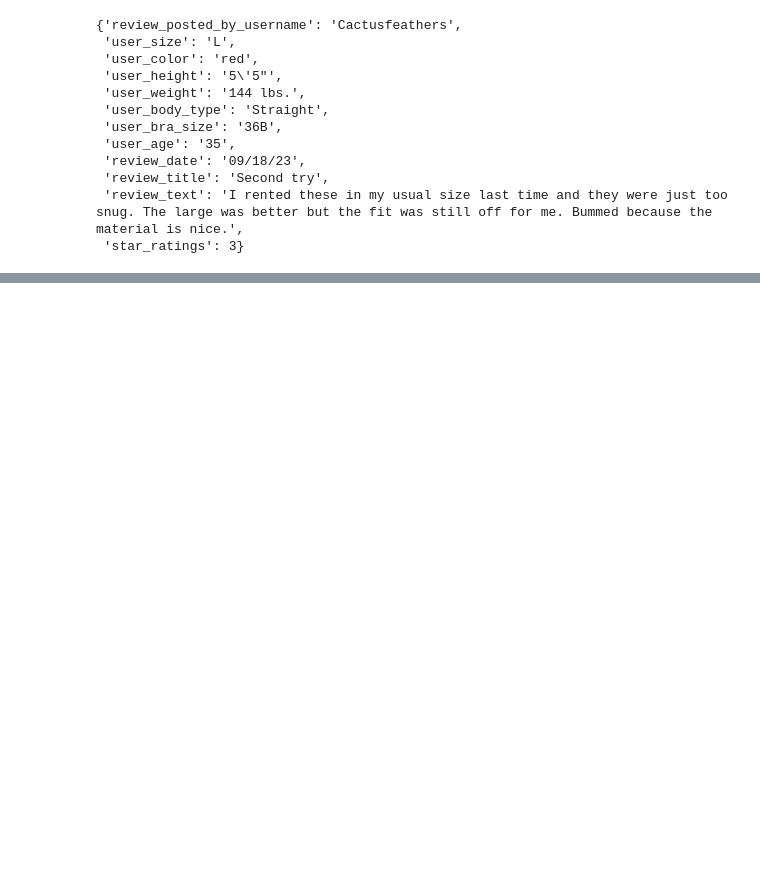
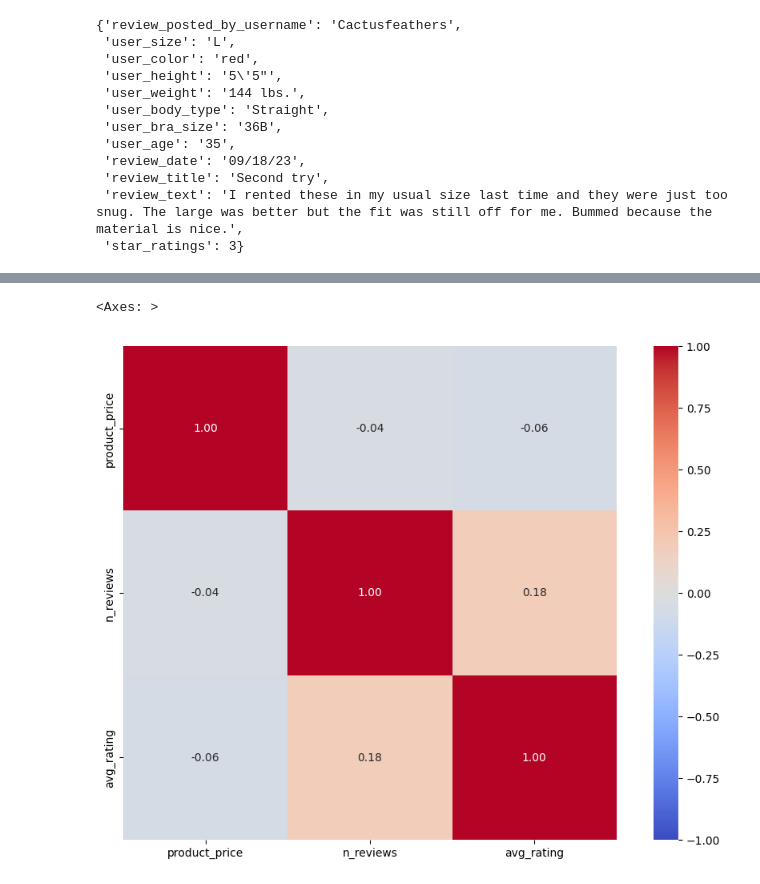
Before and after one commit to OrenKGit/CSE151A_GP, a Jupyter notebook: CSE151A_GroupProject.ipynb, the cells around one changed output, grey strips where cells are left out. Drawn from its saved outputs; the diff is of its cells as text; code cells hidden in the pictures; blank space fills up the shorter version.

```diff
--- a/CSE151A_GroupProject.ipynb
+++ b/CSE151A_GroupProject.ipynb
@@ -8,12 +9,12 @@ import json
 # %%
 #import data
-reviews_df = pd.read_json('data/reviews.json')
+products_df = pd.read_json('data/reviews.json')
 
 
 #number of reviews column
-reviews_df['n_reviews'] = reviews_df['reviews'].apply(lambda rev: len(rev))
+products_df['n_reviews'] = products_df['reviews'].apply(lambda rev: len(rev))
 
-reviews_df = reviews_df[reviews_df['n_reviews'] != 0]
+products_df = products_df[products_df['n_reviews'] != 0]
 
 #avg_star_rating column
 def avg_rating(rev):
@@ -23,6 +24,6 @@ def avg_rating(rev):
         tot += review['star_ratings']
     return tot / numReviews
 
-reviews_df['avg_rating'] = reviews_df['reviews'].apply(avg_rating)
+products_df['avg_rating'] = products_df['reviews'].apply(avg_rating)
 
-reviews_df.head()
+products_df.head()
@@ -52,5 +102,8 @@ reviews_df['reviews'][0]
 # %%
-corr_matrix = reviews_df[["product_price", "n_reviews", "avg_rating"]].corr()
+corr_matrix = products_df[["product_price", "n_reviews", "avg_rating"]].corr()
 plt.figure(figsize=(12, 8))
 sns.heatmap(corr_matrix, annot=True, cmap='coolwarm', vmin=-1, vmax=1, center=0, fmt='.2f', square=True)
+# %% [output]
+<Axes: >
+[figure, added]
 # %%
```
Also changed, not shown: parts of 23 cells of this notebook.
